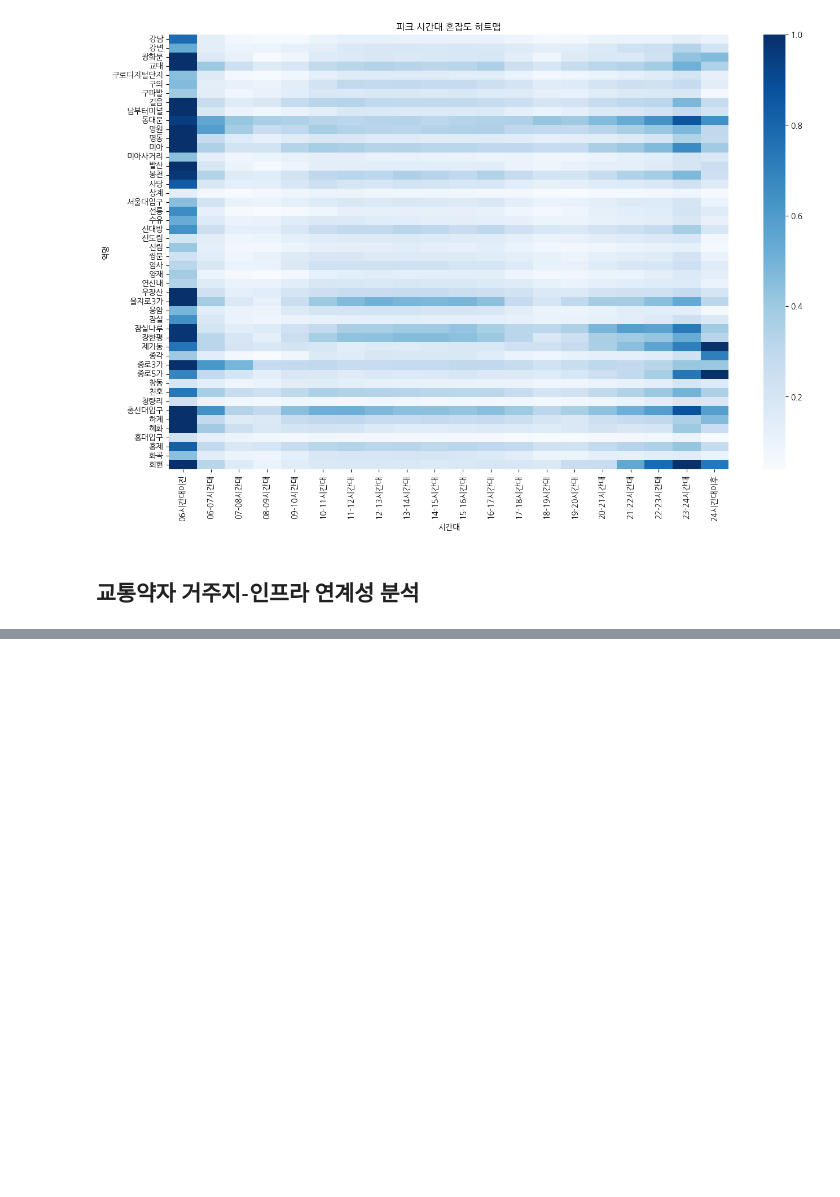
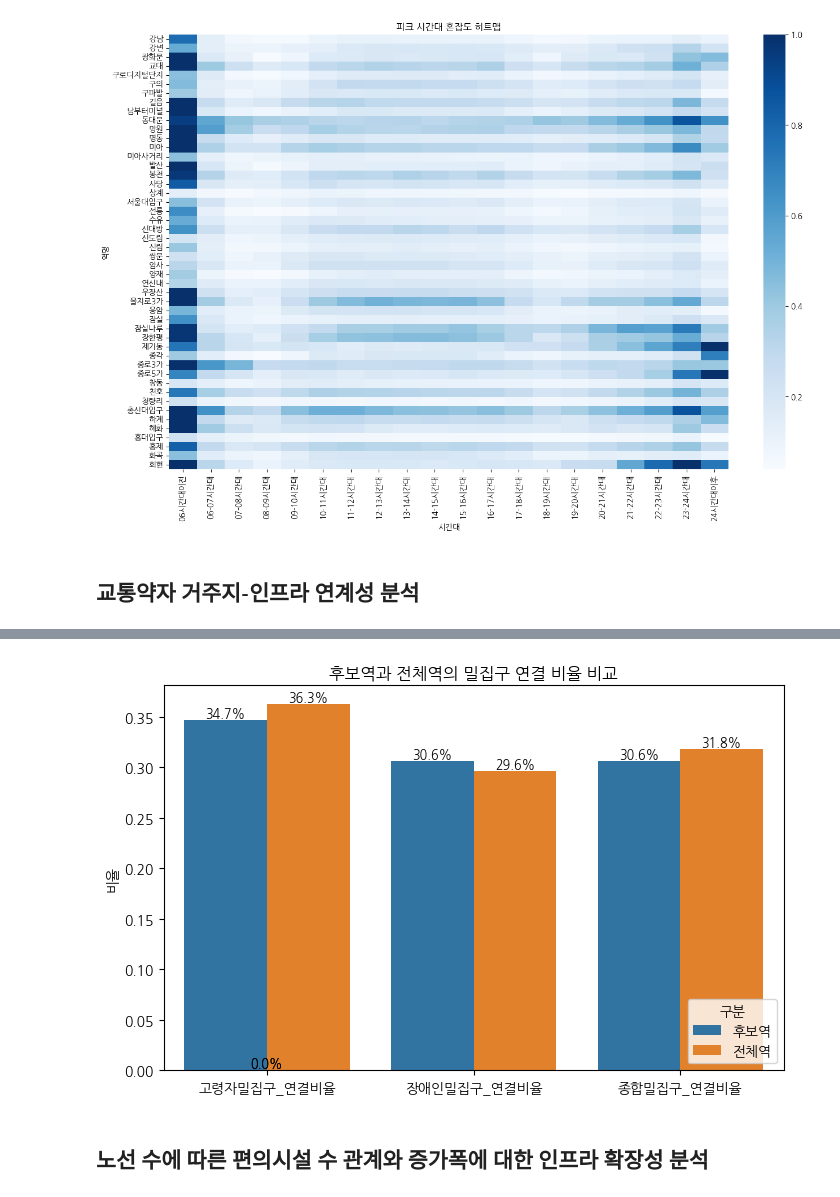
Before and after one commit to JsunXCIX/sprint-p1-basic, a Jupyter notebook: notebooks/team/team7_total_code.ipynb, the cells around one changed output, grey strips where cells are left out. Drawn from its saved outputs; the diff is of its cells as text; code cells hidden in the pictures; blank space fills up the shorter version.

```diff
--- a/notebooks/team/team7_total_code.ipynb
+++ b/notebooks/team/team7_total_code.ipynb
@@ -2044,0 +2298,26 @@ plt.show()
+# %%
+# 후보역 vs 전체역 밀집구 연결 비율 비교
+q1_plot_df = q1_link_compare.melt(
+    id_vars='구분',
+    value_vars=['고령자밀집구_연결비율', '장애인밀집구_연결비율', '종합밀집구_연결비율'],
+    var_name='지표',
+    value_name='비율'
+)
+
+plt.figure(figsize=(8, 5))
+ax = sns.barplot(data=q1_plot_df, x='지표', y='비율', hue='구분', errorbar=None)
+plt.title('후보역과 전체역의 밀집구 연결 비율 비교')
+plt.xlabel('')
+plt.ylabel('비율')
+
+for p in ax.patches:
+    height = p.get_height()
+    ax.annotate(f'{height:.1%}',
+                (p.get_x() + p.get_width()/2, height),
+                ha='center', va='bottom', fontsize=9)
+
+plt.show()
+# %% [output]
+[figure, added]
+# %% [markdown]
+## 노선 수에 따른 편의시설 수 관계와 증가폭에 대한 인프라 확장성 분석
```
Also changed, not shown: parts of 57 cells of this notebook.
